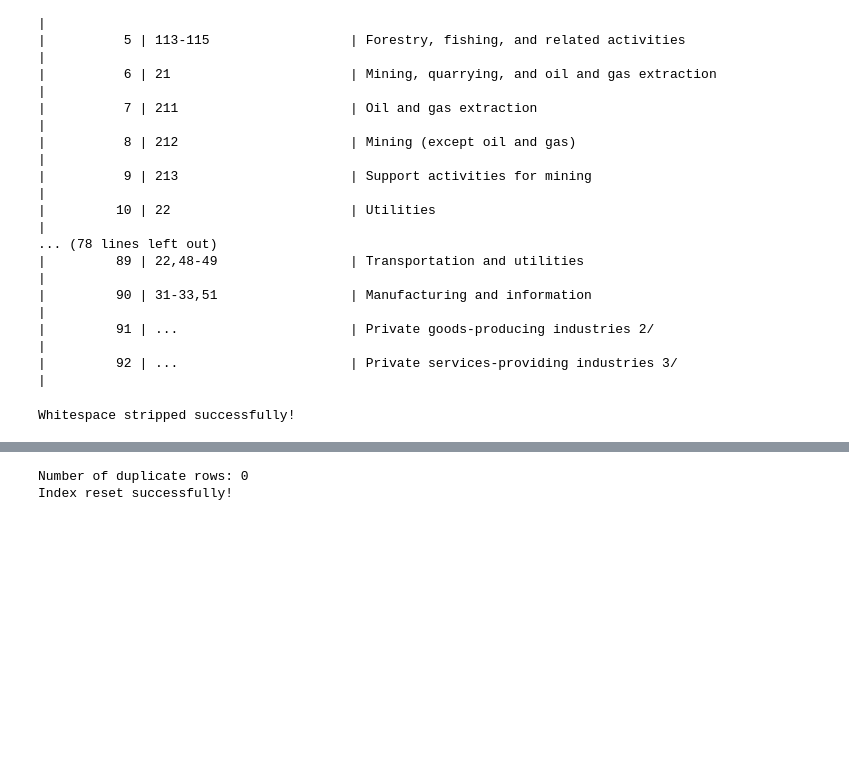
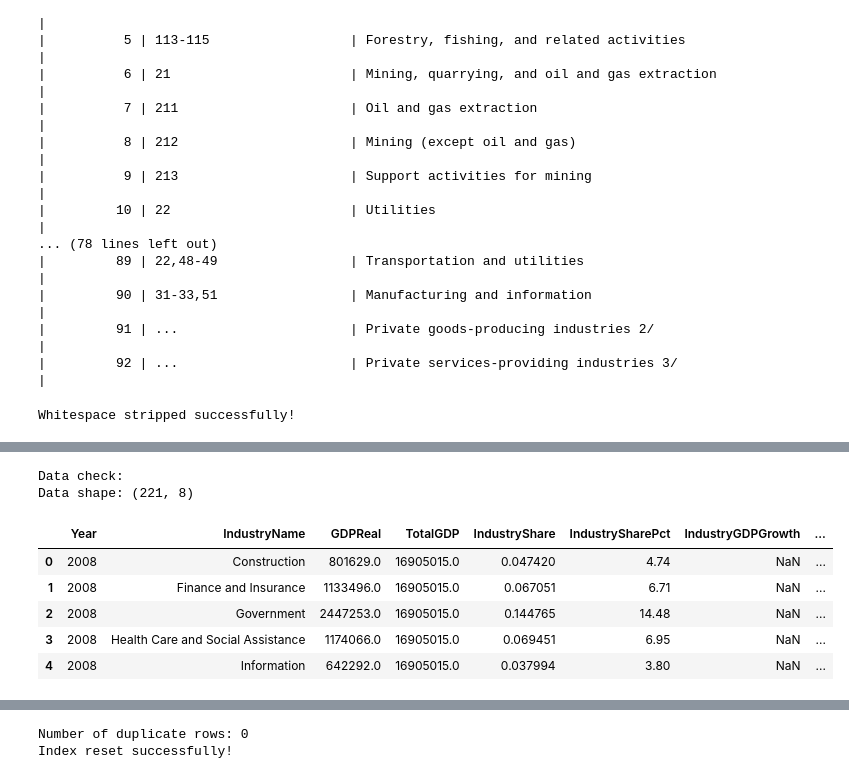
Before and after one commit to bgizzle78/nf-insights-project, a Jupyter notebook: notebooks/bea_sagdp9_us_data_cleaning.ipynb, the cells around one changed output, grey strips where cells are left out. Saved outputs shown, nothing was run; the diff lists cells and outputs as text; code cells hidden in the pictures; blank space fills up the shorter version.

```diff
--- a/notebooks/bea_sagdp9_us_data_cleaning.ipynb
+++ b/notebooks/bea_sagdp9_us_data_cleaning.ipynb
@@ -460,0 +467,11 @@ print(comparison.head())
+# %%
+# Calculate year-over-year industry GDP growth
+sagdp9us_clean['IndustryGDPGrowth'] = sagdp9us_clean.groupby('IndustryName')['GDPReal'].pct_change() * 100
+
+# Round industry growth for readability
+sagdp9us_clean['IndustryGDPGrowth'] = sagdp9us_clean['IndustryGDPGrowth'].round(2)
+
+# Data check
+print('Data check:')
+print('Data shape:', sagdp9us_clean.shape)
+sagdp9us_clean.head()
@@ -460,0 +487,36 @@ print(comparison.head())
+# %%
+# Compute total GDP per year (unique yearly values)
+state_growth = (
+    sagdp9us_clean[['Year', 'TotalGDP']]
+    .drop_duplicates()
+    .sort_values('Year')
+)
+
+# Calculate year-over-year growth
+state_growth['StateGDPGrowth'] = (
+    state_growth['TotalGDP'].pct_change() * 100
+)
+
+# Round
+state_growth['StateGDPGrowth'] = state_growth['StateGDPGrowth'].round(2)
+
+# Merge back into main dataframe
+sagdp9us_clean = sagdp9us_clean.merge(
+    state_growth[['Year', 'StateGDPGrowth']],
+    on='Year',
+    how='left'
+)
+
+# Data check
+print('Data check:')
+print('Data shape:', sagdp9us_clean.shape)
+sagdp9us_clean.head()
+# %% [output]
+Data check:
+Data shape: (221, 8)
+|  | Year | IndustryName | GDPReal | TotalGDP | IndustryShare | IndustrySharePct | IndustryGDPGrowth | ... |
+| 0 | 2008 | Construction | 801629.0 | 16905015.0 | 0.047420 | 4.74 | NaN | ... |
+| 1 | 2008 | Finance and Insurance | 1133496.0 | 16905015.0 | 0.067051 | 6.71 | NaN | ... |
+| 2 | 2008 | Government | 2447253.0 | 16905015.0 | 0.144765 | 14.48 | NaN | ... |
+| 3 | 2008 | Health Care and Social Assistance | 1174066.0 | 16905015.0 | 0.069451 | 6.95 | NaN | ... |
+| 4 | 2008 | Information | 642292.0 | 16905015.0 | 0.037994 | 3.80 | NaN | ... |
```
Also changed, not shown: parts of 19 cells of this notebook, 7 other files.
